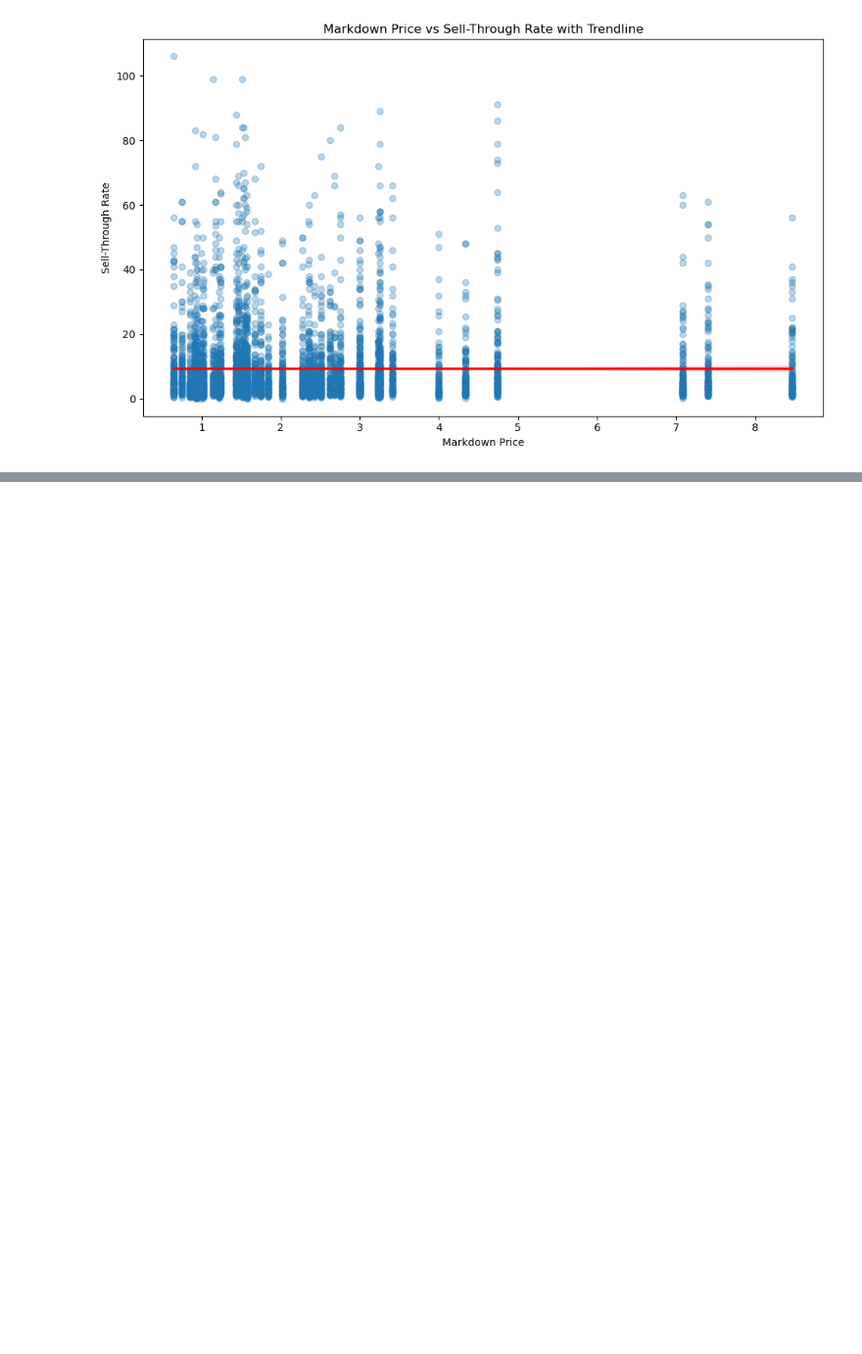
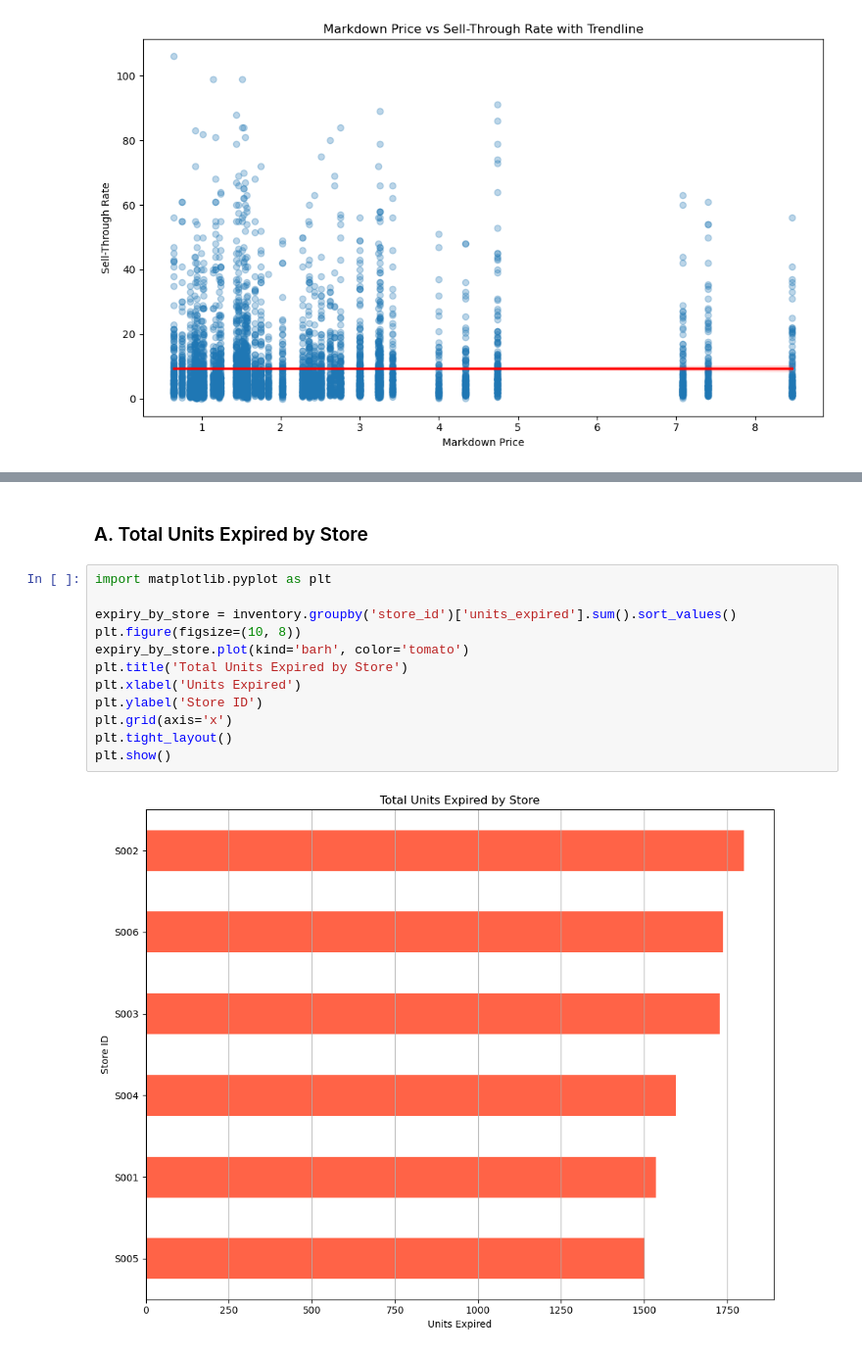
Before and after one commit to Godwin-Oti/Expiry-Loss-Minimization-Project, a Jupyter notebook: 1_Data Exploration & Inventory Behavior Analysis.ipynb, the cells around one changed output, grey strips where cells are left out. Shown at 98% size. Drawn from its saved outputs; the diff is of its cells as text; blank space fills up the shorter version.

```diff
--- a/1_Data Exploration & Inventory Behavior Analysis.ipynb
+++ b/1_Data Exploration & Inventory Behavior Analysis.ipynb
@@ -203,0 +214,16 @@ plt.show()
+# %% [markdown]
+### A. Total Units Expired by Store
+# %%
+import matplotlib.pyplot as plt
+
+expiry_by_store = inventory.groupby('store_id')['units_expired'].sum().sort_values()
+plt.figure(figsize=(10, 8))
+expiry_by_store.plot(kind='barh', color='tomato')
+plt.title('Total Units Expired by Store')
+plt.xlabel('Units Expired')
+plt.ylabel('Store ID')
+plt.grid(axis='x')
+plt.tight_layout()
+plt.show()
+# %% [output]
+[figure, added]
```
Also changed, not shown: parts of 19 cells of this notebook.
